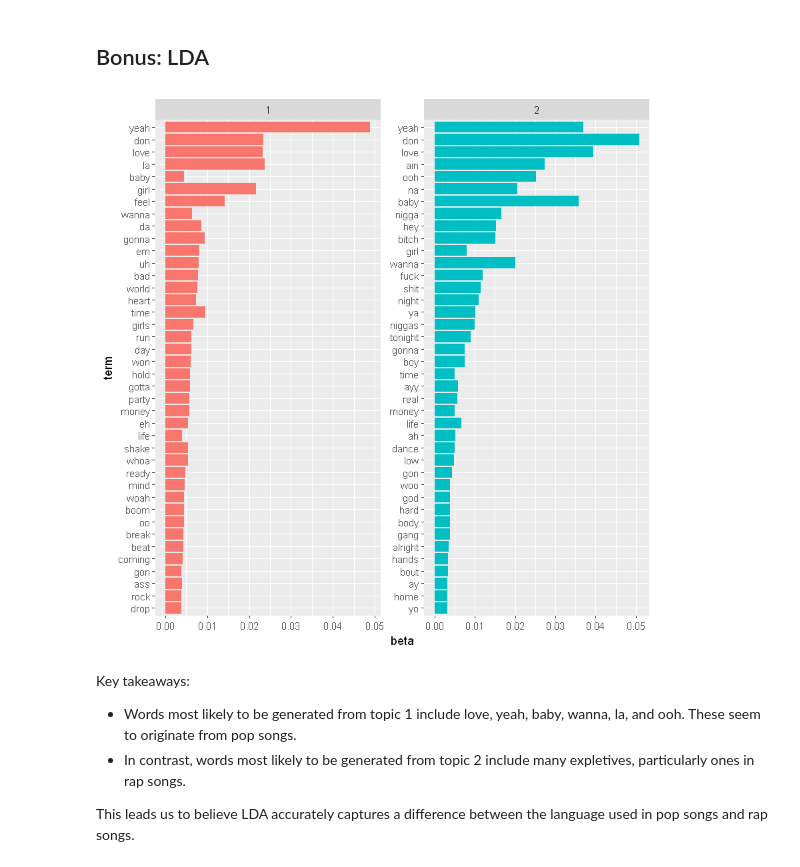
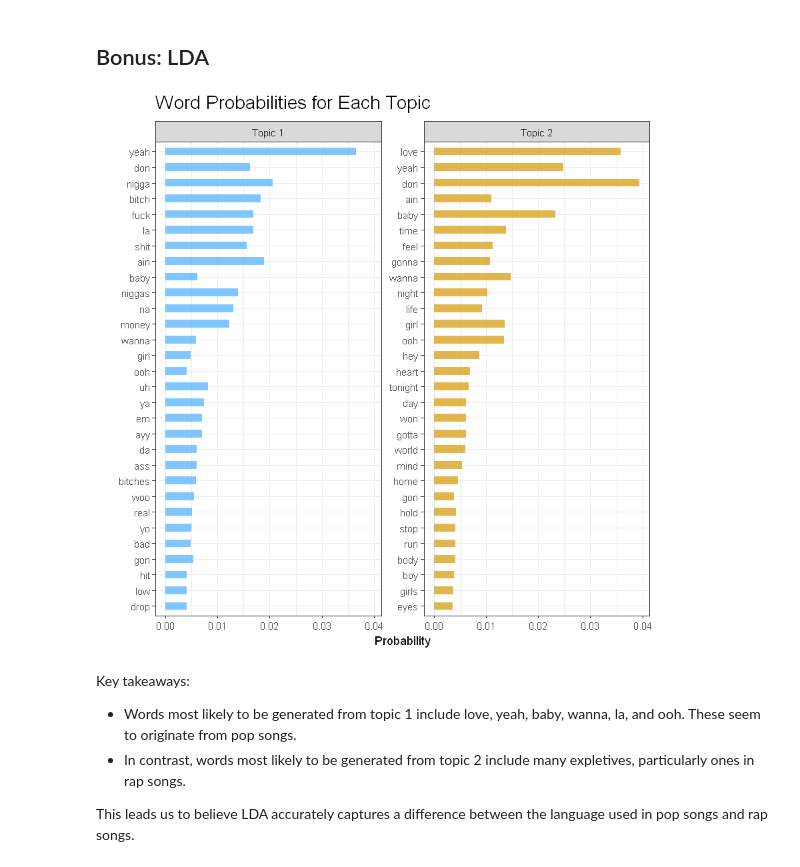
Before and after one commit to cbliou/song-authorship, a Jupyter notebook: notebooks/for CSU competition/04 - analysis.ipynb, the cells around one changed output. Drawn from its saved outputs; the diff is of its cells as text; code cells hidden in the pictures.

```diff
--- a/notebooks/for CSU competition/04 - analysis.ipynb
+++ b/notebooks/for CSU competition/04 - analysis.ipynb
@@ -304,30 +483,47 @@ This chart shows that pop songs tend to have a higher peak position than rap son
 # %%
 word_counts <- df_words %>%
     count(Name, word, sort = TRUE) %>%
-    filter(n > num_words_to_filter) %>%
+    filter(n > 1) %>%
     ungroup() # do we need this?
 
 word_count_matrix <- word_counts %>% cast_dtm(Name, word, n)
 
 # create LDA object
-songs_lda <- LDA(word_count_matrix, k = 2, control = list(seed = 0))
+songs_lda <- LDA(word_count_matrix, k = 2, control = list(seed = 1))
 topics <- tidy(songs_lda, matrix = "beta")
 
 # visualize
 top_terms <- topics %>%
     group_by(topic) %>%
-    top_n(40, beta) %>%
+    top_n(30, beta) %>%
     ungroup() %>%
     arrange(topic, -beta)
-
-top_terms %>%
-    mutate(term = reorder(term, beta)) %>%
-    ggplot(aes(term, beta, fill = factor(topic))) +
-    geom_col(show.legend = FALSE) +
-    facet_wrap(~ topic, scales = "free") + # partition by topic
-    coord_flip()
-# %% [output]
-[figure, removed]
+# %%
+top_terms[top_terms$topic == 1, ]$topic <- "Topic 1"
+top_terms[top_terms$topic == 2, ]$topic <- "Topic 2"
+#top_terms[top_terms$topic == 3, ]$topic <- "Topic 3"
+#top_terms[top_terms$topic == 4, ]$topic <- "Topic 4"
+# %%
+ldaplot <- top_terms %>%
+    ggplot() +
+    geom_col(aes(reorder(term, beta), beta, fill = topic),
+             width = 0.5, show.legend = FALSE, alpha = 0.8) +
+    facet_wrap(. ~ topic, scales = "free_y") + # partition by topic
+    coord_flip() +
+    ylab("Probability") +
+    xlab("") +
+    theme_bw() +
+    scale_fill_manual("", values = c("steelblue1", "goldenrod")) +
+    ggtitle("Word Probabilities for Each Topic") +
+    theme(plot.title = element_text(hjust = -0.0, vjust = 3, size = 17))
+
+ggsave("..//..//visualizations//ldaplot.png",
+       plot = ldaplot,
+       dpi = 800, width = 5 * 1.2, height = 7 * 1.2)
+# %%
+ldaplot
+# %% [output]
+[figure, added]
 # %% [markdown]
 Key takeaways:
 
```
Also changed, not shown: parts of 26 cells of this notebook, 2 other files.
